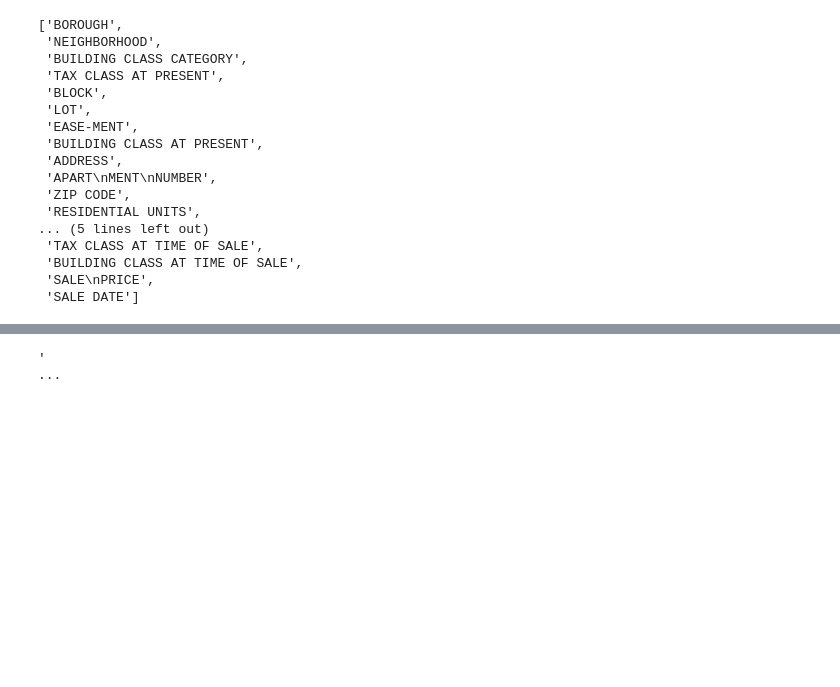
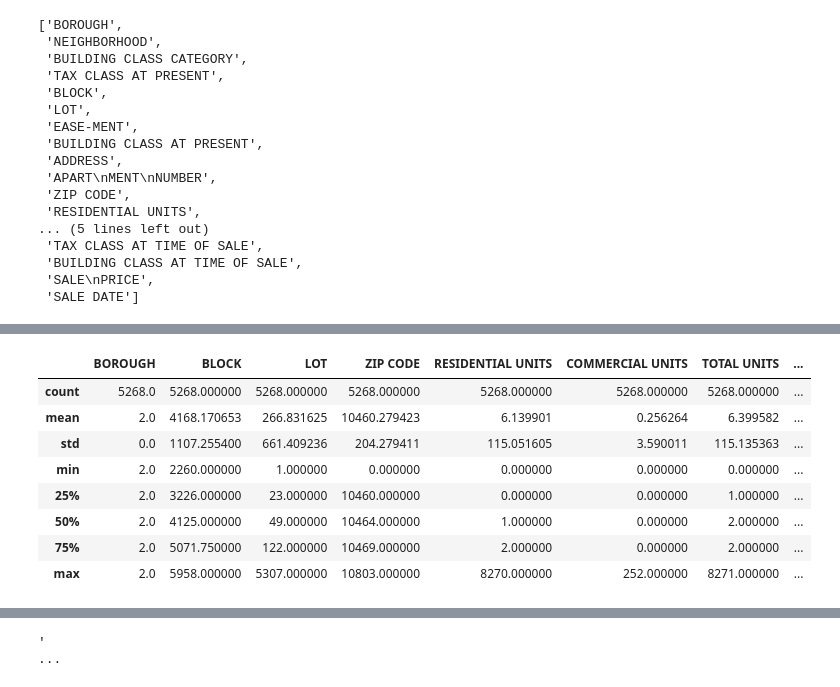
Before and after one commit to PavloPol/big_data_polosenko, a Jupyter notebook: Lab_2/Lab2.ipynb, the cells around one changed output, grey strips where cells are left out. Cells and saved outputs as stored; diff of their text form; code cells hidden in the pictures; blank space fills up the shorter version.

```diff
--- a/Lab_2/Lab2.ipynb
+++ b/Lab_2/Lab2.ipynb
@@ -42,0 +103,12 @@ columns
+# %%
+data.describe()
+# %% [output]
+|  | BOROUGH | BLOCK | LOT | ZIP CODE | RESIDENTIAL UNITS | COMMERCIAL UNITS | TOTAL UNITS | ... |
+| count | 5268.0 | 5268.000000 | 5268.000000 | 5268.000000 | 5268.000000 | 5268.000000 | 5268.000000 | ... |
+| mean | 2.0 | 4168.170653 | 266.831625 | 10460.279423 | 6.139901 | 0.256264 | 6.399582 | ... |
+| std | 0.0 | 1107.255400 | 661.409236 | 204.279411 | 115.051605 | 3.590011 | 115.135363 | ... |
+| min | 2.0 | 2260.000000 | 1.000000 | 0.000000 | 0.000000 | 0.000000 | 0.000000 | ... |
+| 25% | 2.0 | 3226.000000 | 23.000000 | 10460.000000 | 0.000000 | 0.000000 | 1.000000 | ... |
+| 50% | 2.0 | 4125.000000 | 49.000000 | 10464.000000 | 1.000000 | 0.000000 | 2.000000 | ... |
+| 75% | 2.0 | 5071.750000 | 122.000000 | 10469.000000 | 2.000000 | 0.000000 | 2.000000 | ... |
+| max | 2.0 | 5958.000000 | 5307.000000 | 10803.000000 | 8270.000000 | 252.000000 | 8271.000000 | ... |
```
Also changed, not shown: parts of 8 cells of this notebook.
